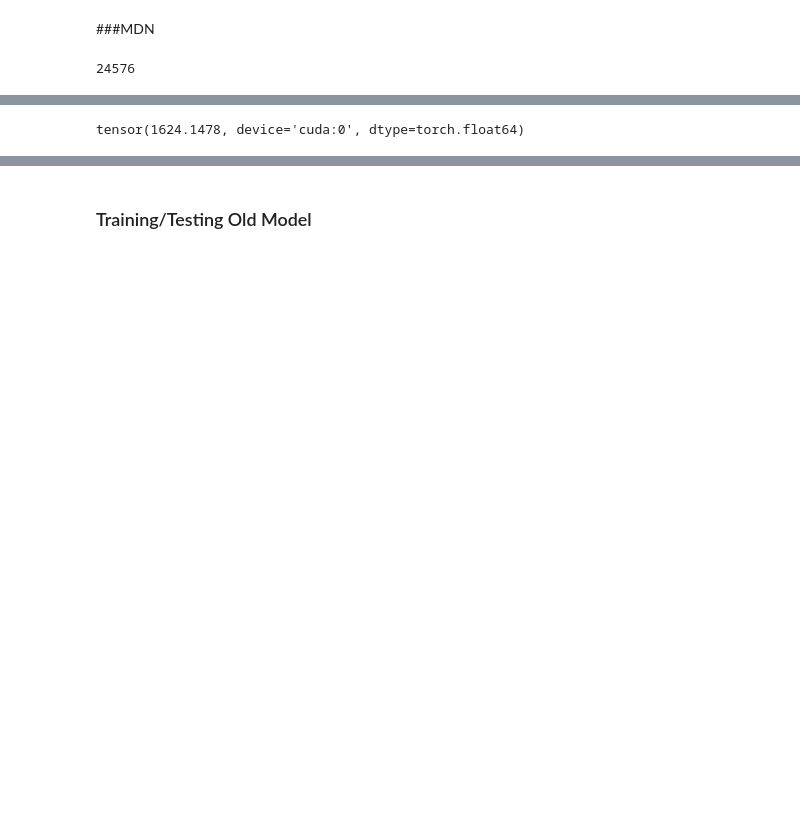
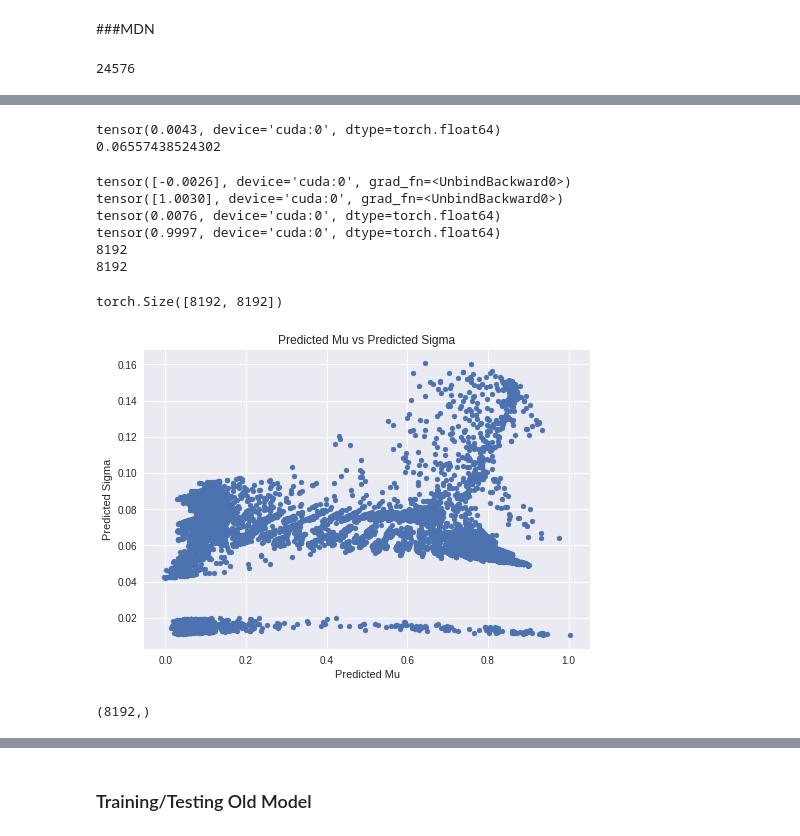
Before and after one commit to AaravWattal/RRAM-Models, a Jupyter notebook: MixtureDensityRegressionModels.ipynb, the cells around one changed output, grey strips where cells are left out. Drawn from its saved outputs; the diff is of its cells as text; code cells hidden in the pictures; blank space fills up the shorter version.

Commit message:
added predicted vs real and sigma visualizations

```diff
--- a/MixtureDensityRegressionModels.ipynb
+++ b/MixtureDensityRegressionModels.ipynb
@@ -330,7 +330,39 @@ print(output)
 # %%
 pi_variable, sigma_variable, mu_variable = network(x_test_tensor.float())
 
-squared_error = (((mu_variable - y_test_tensor)*(mu_variable - y_test_tensor))/len(mu_variable)).sum().data
+squared_error = (((mu_variable[:,0] - y_test_tensor)*(mu_variable[:,0] - y_test_tensor))/len(mu_variable)).sum().data
 print(squared_error)
+print(np.sqrt(0.0043))
 # %% [output]
-tensor(1624.1478, device='cuda:0', dtype=torch.float64)
+tensor(0.0043, device='cuda:0', dtype=torch.float64)
+0.06557438524302
+# %%
+print(min(mu_variable))
+print(max(mu_variable))
+print(min(y_test_tensor))
+print(max(y_test_tensor))
+print(len(mu_variable))
+print(len(y_test_tensor))
+# %% [output]
+tensor([-0.0026], device='cuda:0', grad_fn=<UnbindBackward0>)
+tensor([1.0030], device='cuda:0', grad_fn=<UnbindBackward0>)
+tensor(0.0076, device='cuda:0', dtype=torch.float64)
+tensor(0.9997, device='cuda:0', dtype=torch.float64)
+8192
+8192
+# %%
+print((mu_variable-y_test_tensor).shape)
+# %% [output]
+torch.Size([8192, 8192])
+# %%
+plt.style.use('seaborn')
+plt.title("Predicted Mu vs Predicted Sigma")
+plt.xlabel("Predicted Mu")
+plt.ylabel("Predicted Sigma");
+plt.scatter(mu_variable.cpu().detach().numpy()[:,0], sigma_variable.cpu().detach().numpy()[:,0], s=25);
+# %% [output]
+[figure, added]
+# %%
+sigma_variable.cpu().detach().numpy()[:,0].shape
+# %% [output]
+(8192,)
```
Also changed, not shown: parts of 23 cells of this notebook.
